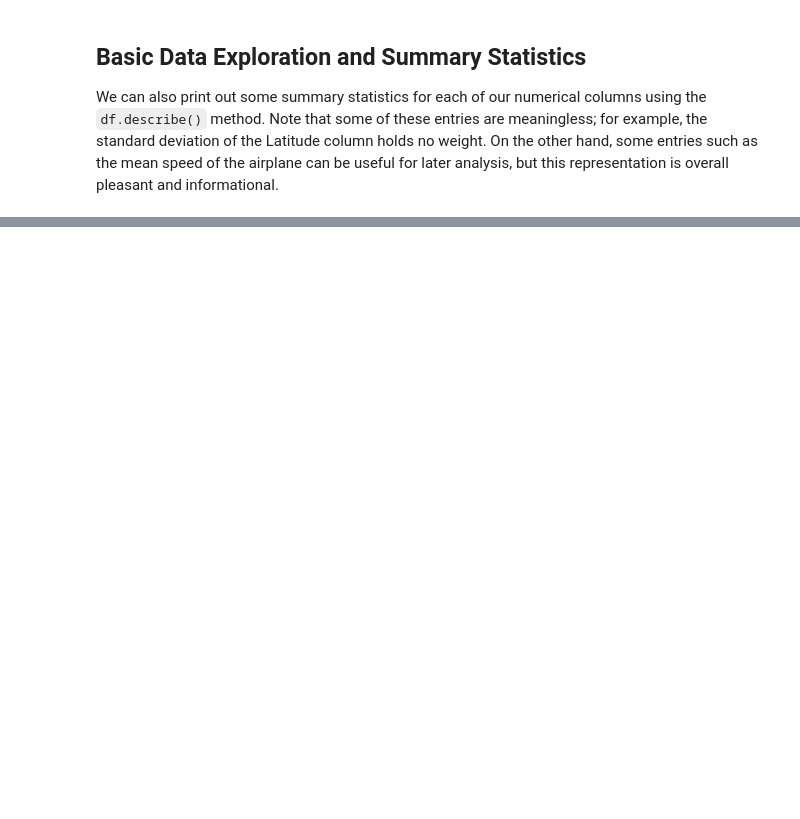
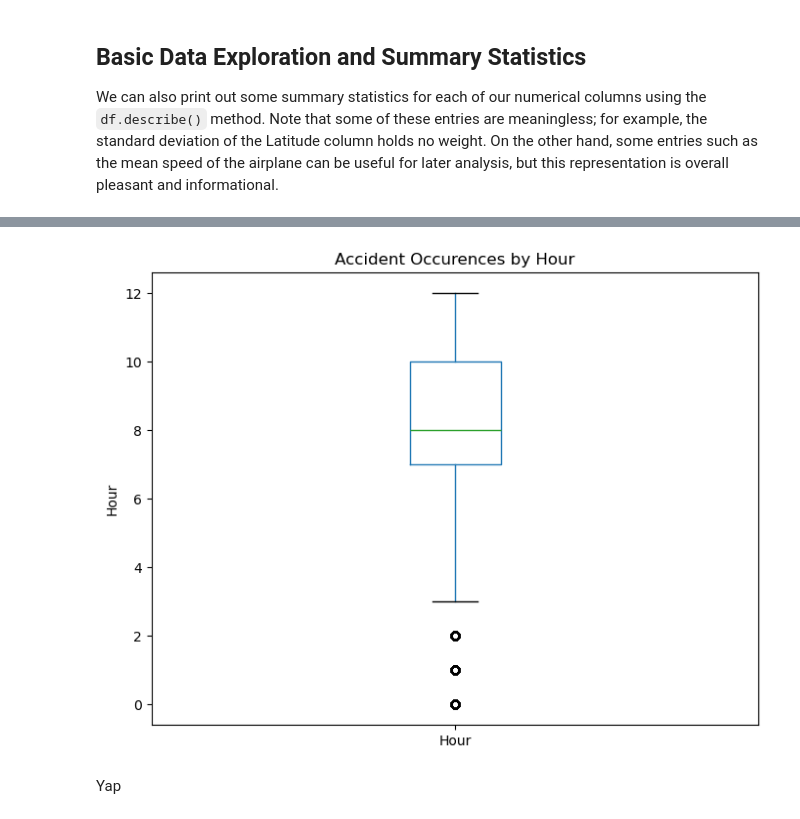
Before and after one commit to thejameszhang/cmsc320-project, a Jupyter notebook: eda.ipynb, the cells around one changed output, grey strips where cells are left out. Cells and saved outputs as stored; diff of their text form; code cells hidden in the pictures; blank space fills up the shorter version.

```diff
--- a/eda.ipynb
+++ b/eda.ipynb
@@ -130,0 +140,14 @@ df.corr()
+# %%
+df["HOUR"] = df["TIME"].dt.hour
+summary_stats = df["HOUR"].describe()
+
+plt.figure(figsize = (8, 6))
+df.boxplot(column = "Hour")
+plt.title("Accident Occurences by Hour")
+plt.ylabel("Hour")
+plt.grid(False)
+plt.show()
+# %% [output]
+[figure, added]
+# %% [markdown]
+Yap
```
Also changed, not shown: parts of 11 cells of this notebook.
